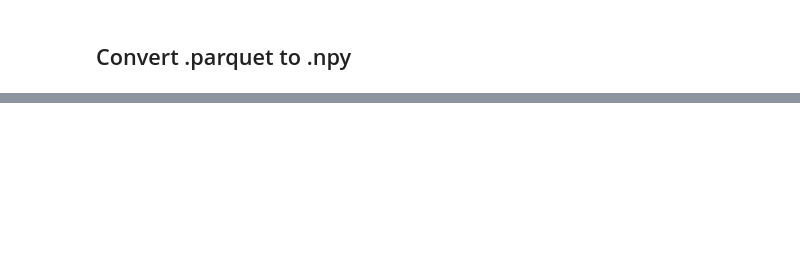
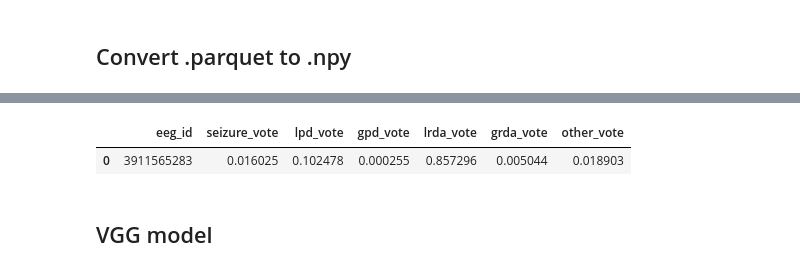
Before and after one commit to TishaMurarka/Harmful_Brain_activity_classification_by-Deeplearning, a Jupyter notebook: hms-classfication-by-deeplearning.ipynb, the cells around one changed output, grey strips where cells are left out. Cells and saved outputs as stored; diff of their text form; code cells hidden in the pictures; blank space fills up the shorter version.

```diff
--- a/hms-classfication-by-deeplearning.ipynb
+++ b/hms-classfication-by-deeplearning.ipynb
@@ -189,0 +402,9 @@ image = cv2.imread('test_spec_ids.jpg')
+# %%
+history = model.fit(
+    train_ds,
+    epochs=CFG.epochs,
+    callbacks=[lr_cb, ckpt_cb],
+    steps_per_epoch=len(train_df)//CFG.batch_size,
+    validation_data=valid_ds,
+    verbose=CFG.verbose
+)
@@ -189,0 +429,8 @@ image = cv2.imread('test_spec_ids.jpg')
+# %%
+model.load_weights("best_model.keras")
+# %%
+test_paths = test_df.spec2_path.values
+test_ds = build_dataset(test_paths, batch_size=min(CFG.batch_size, len(test_df)),
+                         repeat=False, shuffle=False, cache=False, augment=False)
+# %%
+preds = model.predict(test_ds)
@@ -189,0 +439,15 @@ image = cv2.imread('test_spec_ids.jpg')
+# %%
+pred_df = test_df[["eeg_id"]].copy()
+target_cols = [x.lower()+'_vote' for x in CFG.class_names]
+pred_df[target_cols] = preds.tolist()
+
+sub_df = pd.read_csv(f'{BASE_PATH}/sample_submission.csv')
+sub_df = sub_df[["eeg_id"]].copy()
+sub_df = sub_df.merge(pred_df, on="eeg_id", how="left")
+sub_df.to_csv("submission.csv", index=False)
+sub_df.head()
+# %% [output]
+|  | eeg_id | seizure_vote | lpd_vote | gpd_vote | lrda_vote | grda_vote | other_vote |
+| 0 | 3911565283 | 0.016025 | 0.102478 | 0.000255 | 0.857296 | 0.005044 | 0.018903 |
+# %% [markdown]
+## VGG model
```
Also changed, not shown: parts of 22 cells of this notebook.
